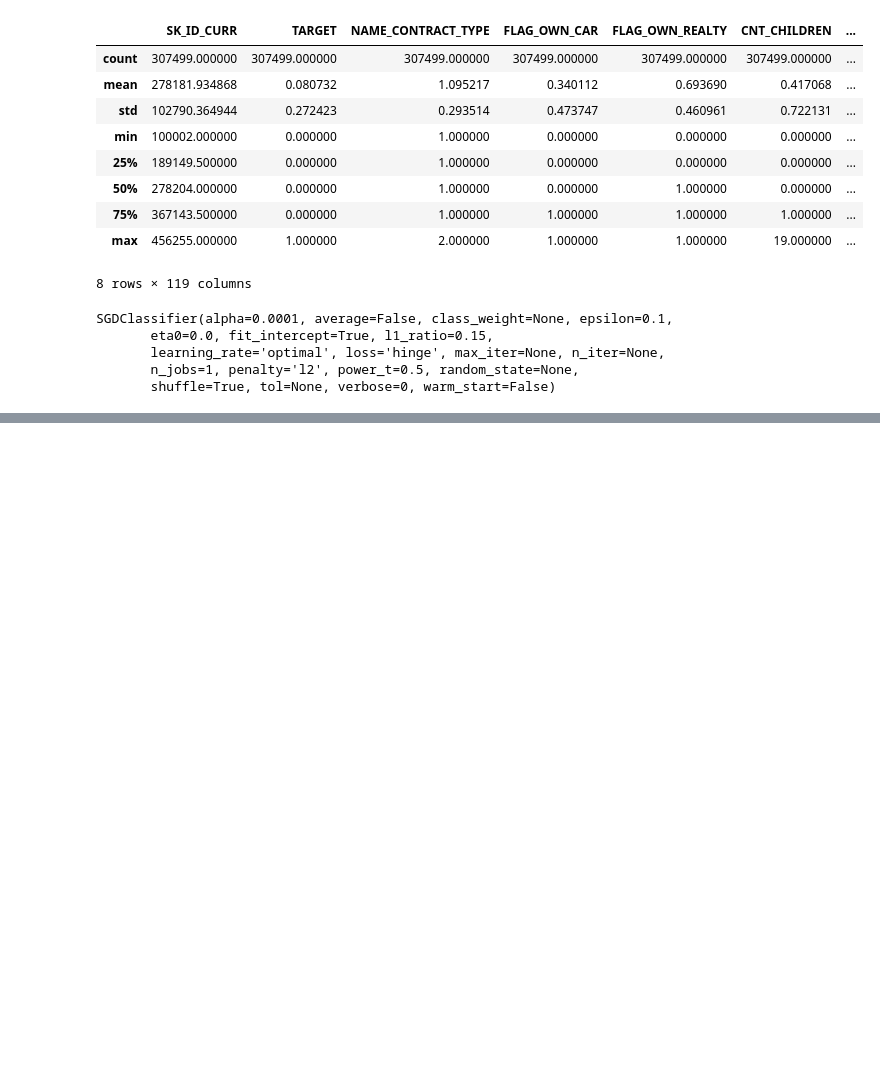
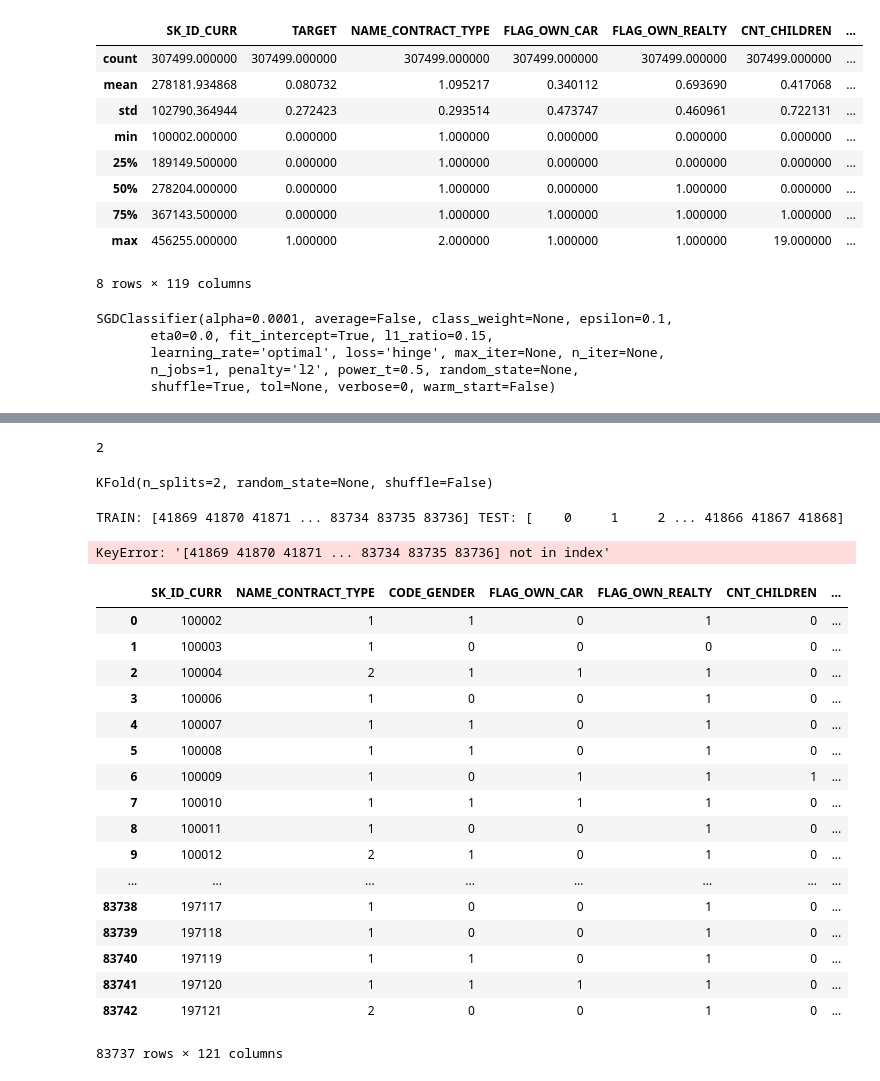
Before and after one commit to RajatChaudhari/HomeCreditDefaultRisk, a Jupyter notebook: HCDR2.ipynb, the cells around one changed output, grey strips where cells are left out. Cells and saved outputs as stored; diff of their text form; code cells hidden in the pictures; blank space fills up the shorter version.

```diff
--- a/HCDR2.ipynb
+++ b/HCDR2.ipynb
@@ -718,0 +928,3 @@ after analyzing data
+# %%
+X=apptrain.drop("TARGET",axis=1)
+y= apptrain["TARGET"]
@@ -718,0 +933,37 @@ after analyzing data
+# %%
+kf.get_n_splits(X)
+# %% [output]
+2
+# %%
+print(kf)
+# %% [output]
+KFold(n_splits=2, random_state=None, shuffle=False)
+# %%
+for train_index, test_index in kf.split(X):
+    print("TRAIN:", train_index, "TEST:", test_index)
+    X_train, X_test = X[train_index], X[test_index]
+    y_train, y_test = y[train_index], y[test_index]
+# %% [output]
+TRAIN: [41869 41870 41871 ... 83734 83735 83736] TEST: [    0     1     2 ... 41866 41867 41868]
+KeyError: '[41869 41870 41871 ... 83734 83735 83736] not in index'
+# %%
+X[]
+# %% [output]
+|  | SK_ID_CURR | NAME_CONTRACT_TYPE | CODE_GENDER | FLAG_OWN_CAR | FLAG_OWN_REALTY | CNT_CHILDREN | ... |
+| 0 | 100002 | 1 | 1 | 0 | 1 | 0 | ... |
+| 1 | 100003 | 1 | 0 | 0 | 0 | 0 | ... |
+| 2 | 100004 | 2 | 1 | 1 | 1 | 0 | ... |
+| 3 | 100006 | 1 | 0 | 0 | 1 | 0 | ... |
+| 4 | 100007 | 1 | 1 | 0 | 1 | 0 | ... |
+| 5 | 100008 | 1 | 1 | 0 | 1 | 0 | ... |
+| 6 | 100009 | 1 | 0 | 1 | 1 | 1 | ... |
+| 7 | 100010 | 1 | 1 | 1 | 1 | 0 | ... |
+| 8 | 100011 | 1 | 0 | 0 | 1 | 0 | ... |
+| 9 | 100012 | 2 | 1 | 0 | 1 | 0 | ... |
+| ... | ... | ... | ... | ... | ... | ... | ... |
+| 83738 | 197117 | 1 | 0 | 0 | 1 | 0 | ... |
+| 83739 | 197118 | 1 | 0 | 0 | 1 | 0 | ... |
+| 83740 | 197119 | 1 | 1 | 0 | 1 | 0 | ... |
+| 83741 | 197120 | 1 | 1 | 1 | 1 | 0 | ... |
+| 83742 | 197121 | 2 | 0 | 0 | 1 | 0 | ... |
+83737 rows × 121 columns
```
Also changed, not shown: parts of 66 cells of this notebook.
